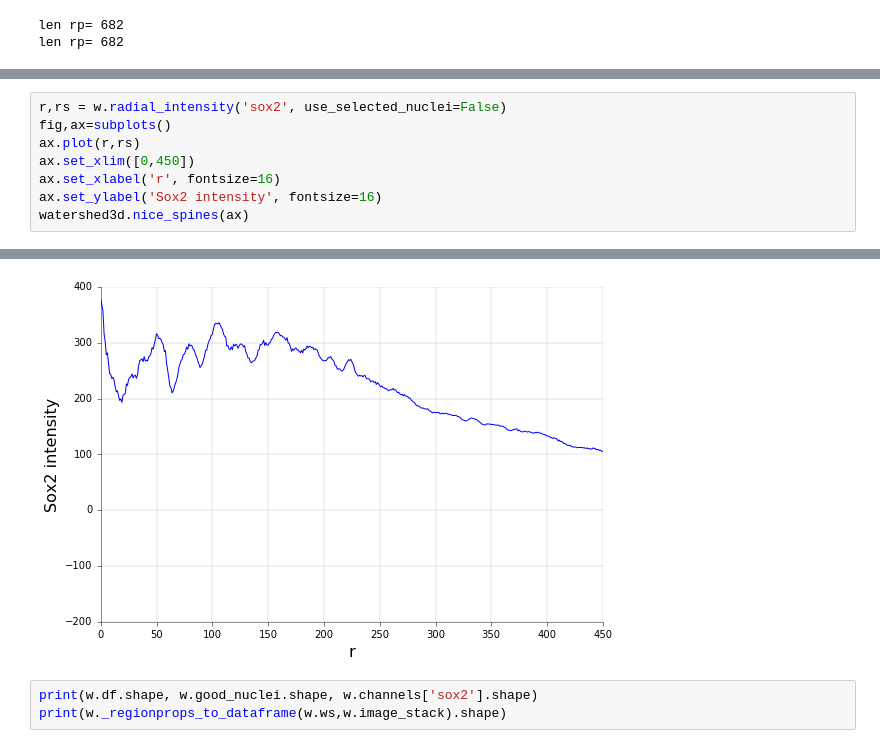
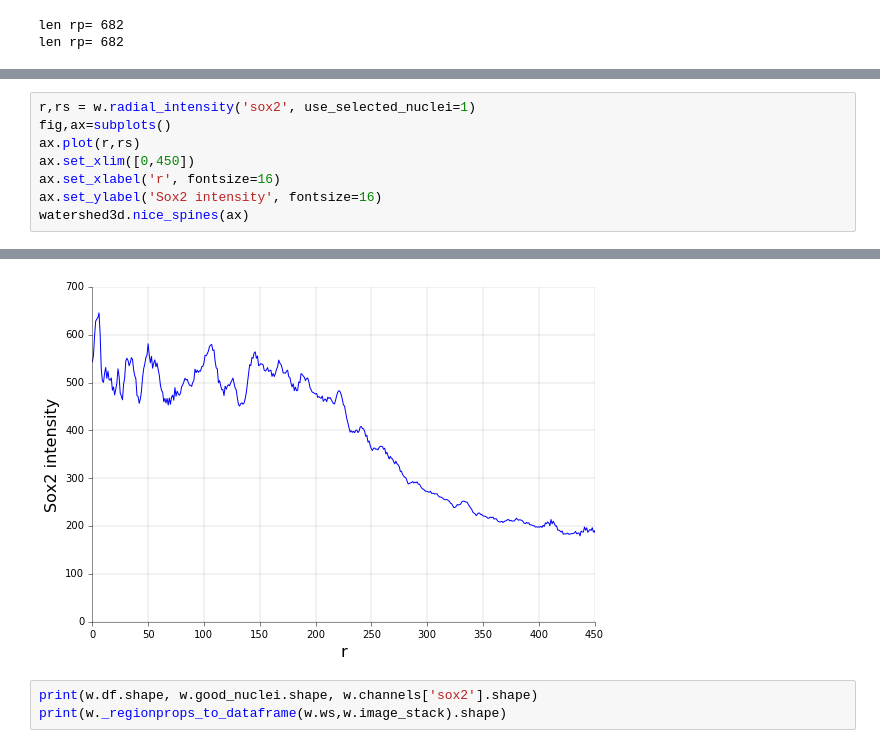
Before and after one commit to jjmetzger/stemcell_segmentation, a Jupyter notebook: watershed3d.ipynb, the cells around one changed output, grey strips where cells are left out. Saved outputs shown, nothing was run; the diff lists cells and outputs as text.

```diff
--- a/watershed3d.ipynb
+++ b/watershed3d.ipynb
@@ -97,5 +95,5 @@ watershed3d.nice_spines(ax)
 # %%
-r,rs = w.radial_intensity('sox2', use_selected_nuclei=False)
+r,rs = w.radial_intensity('sox2', use_selected_nuclei=1)
 fig,ax=subplots()
 ax.plot(r,rs)
 ax.set_xlim([0,450])
@@ -106,4 +105,4 @@ watershed3d.nice_spines(ax)
-[figure, old version]
+[figure, new version]
 # %%
 print(w.df.shape, w.good_nuclei.shape, w.channels['sox2'].shape)
 print(w._regionprops_to_dataframe(w.ws,w.image_stack).shape)
```
Also changed, not shown: parts of 3 cells of this notebook, 1 other file.
